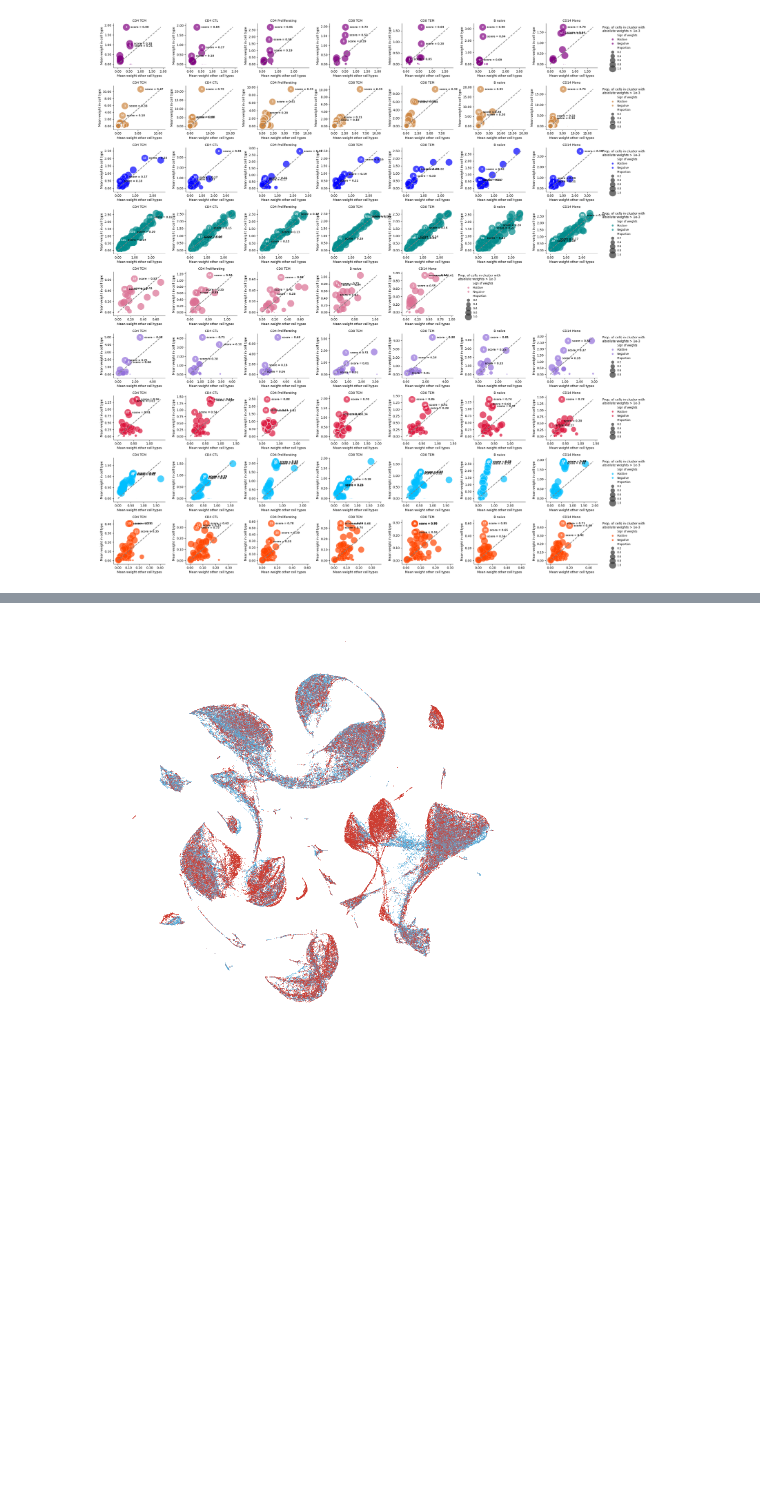
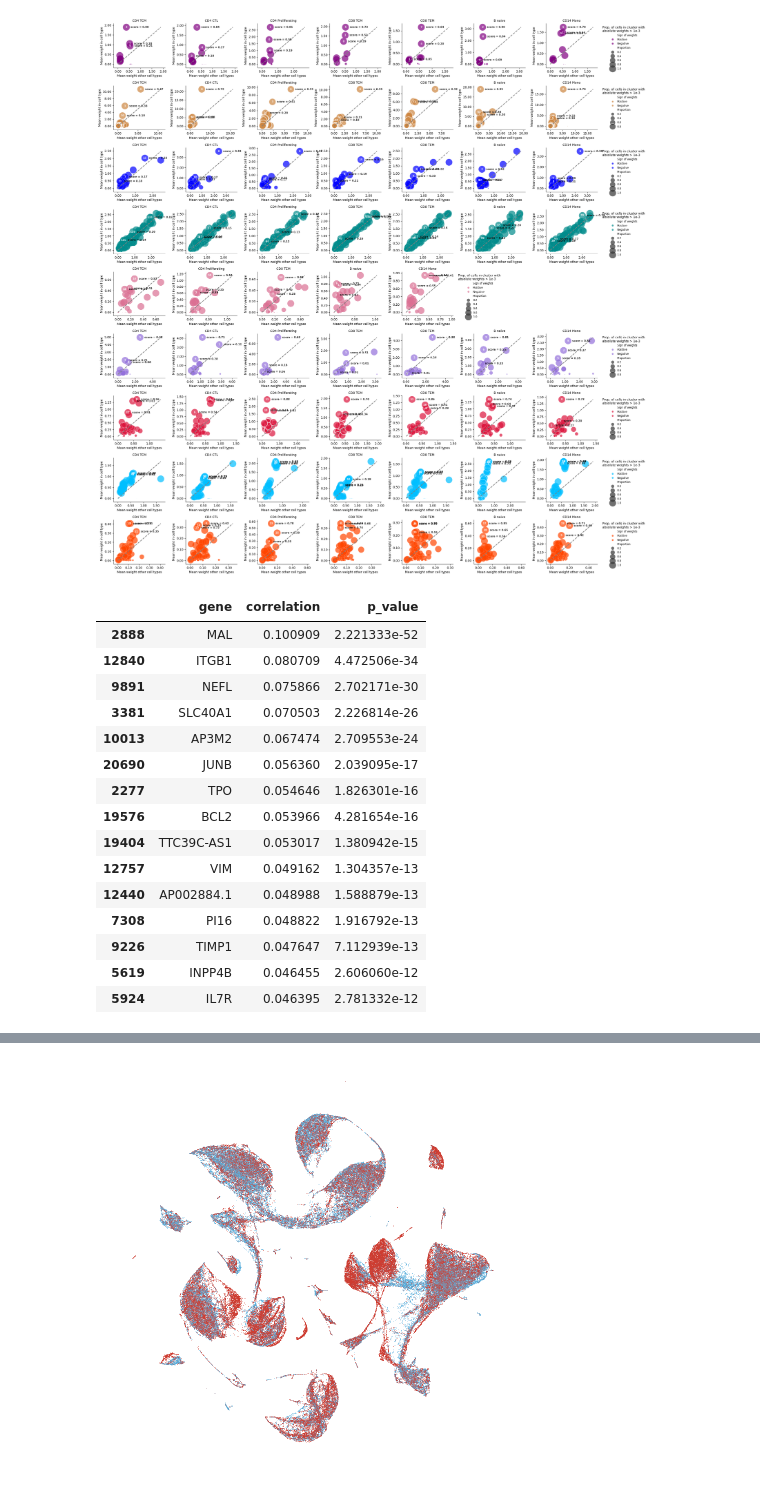
Before and after one commit to zemingzhou30/scMAGCA, a Jupyter notebook: figures/02 scMAGCA ensures robust cross-batch integration while preserving biologically interpretable single-cell representations/Fig3.ipynb, the cells around one changed output, grey strips where cells are left out. Drawn from its saved outputs; the diff is of its cells as text; code cells hidden in the pictures; blank space fills up the shorter version.

```diff
--- a/figures/02 scMAGCA ensures robust cross-batch integration while preserving biologically interpretable single-cell representations/Fig3.ipynb
+++ b/figures/02 scMAGCA ensures robust cross-batch integration while preserving biologically interpretable single-cell representations/Fig3.ipynb
@@ -424,0 +480,32 @@ The palette list has fewer values (1) than needed (2) and will cycle, which may
+# %%
+x = np.array(sc.read_h5ad('../datasets/GSE164378/GSE164378_rna.h5ad').to_df()).astype('float32')
+feature = sc.read_h5ad('../datasets/GSE164378/GSE164378_rna.h5ad').var['features'].index
+mdata = sc.AnnData(x)
+mdata.var['genes'] = feature
+
+mdata.obsm["X_scMAGCA"] = np.array(pd.read_csv('../scripts/GSE164378/scMAGCA_embedding.csv',header=None))
+mdata.obs["annotation_scMAGCA"] = np.array(pd.read_csv('../scripts/GSE164378/scMAGCA_name.csv',header=None))
+
+import warnings
+warnings.filterwarnings("ignore", category=scipy.stats.ConstantInputWarning)
+
+cell_type_results = analyze_factor_genes(mdata)
+# %%
+cell_type_results[:15]
+# %% [output]
+|  | gene | correlation | p_value |
+| 2888 | MAL | 0.100909 | 2.221333e-52 |
+| 12840 | ITGB1 | 0.080709 | 4.472506e-34 |
+| 9891 | NEFL | 0.075866 | 2.702171e-30 |
+| 3381 | SLC40A1 | 0.070503 | 2.226814e-26 |
+| 10013 | AP3M2 | 0.067474 | 2.709553e-24 |
+| 20690 | JUNB | 0.056360 | 2.039095e-17 |
+| 2277 | TPO | 0.054646 | 1.826301e-16 |
+| 19576 | BCL2 | 0.053966 | 4.281654e-16 |
+| 19404 | TTC39C-AS1 | 0.053017 | 1.380942e-15 |
+| 12757 | VIM | 0.049162 | 1.304357e-13 |
+| 12440 | AP002884.1 | 0.048988 | 1.588879e-13 |
+| 7308 | PI16 | 0.048822 | 1.916792e-13 |
+| 9226 | TIMP1 | 0.047647 | 7.112939e-13 |
+| 5619 | INPP4B | 0.046455 | 2.606060e-12 |
+| 5924 | IL7R | 0.046395 | 2.781332e-12 |
```
Also changed, not shown: parts of 6 cells of this notebook, 43 other files.
